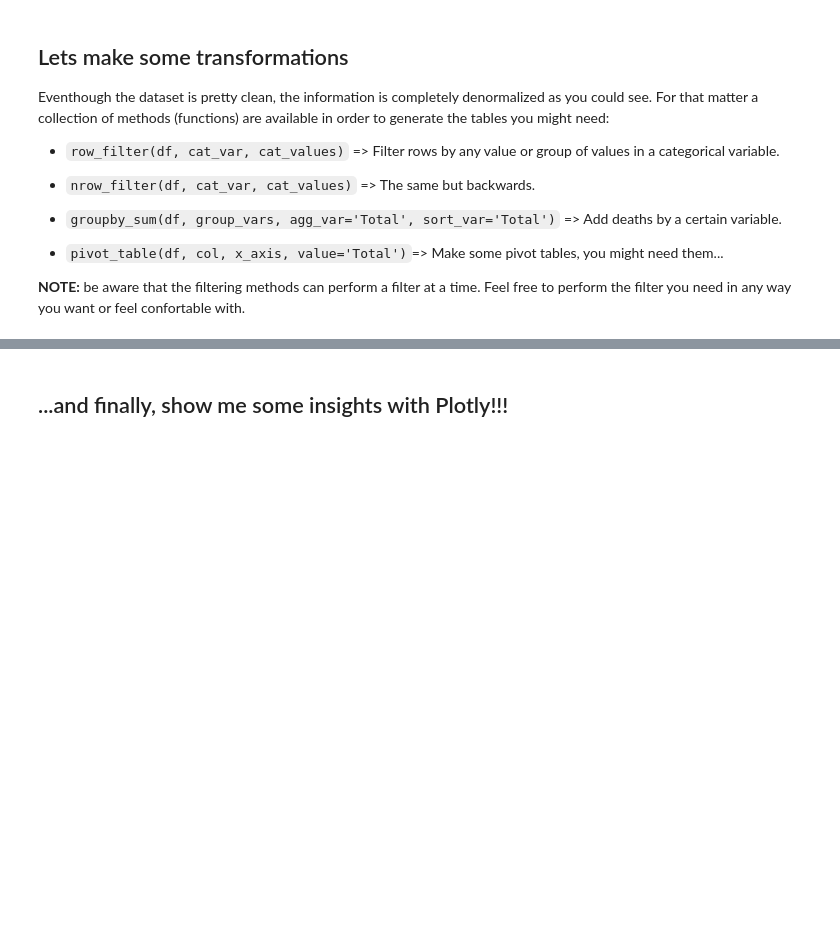
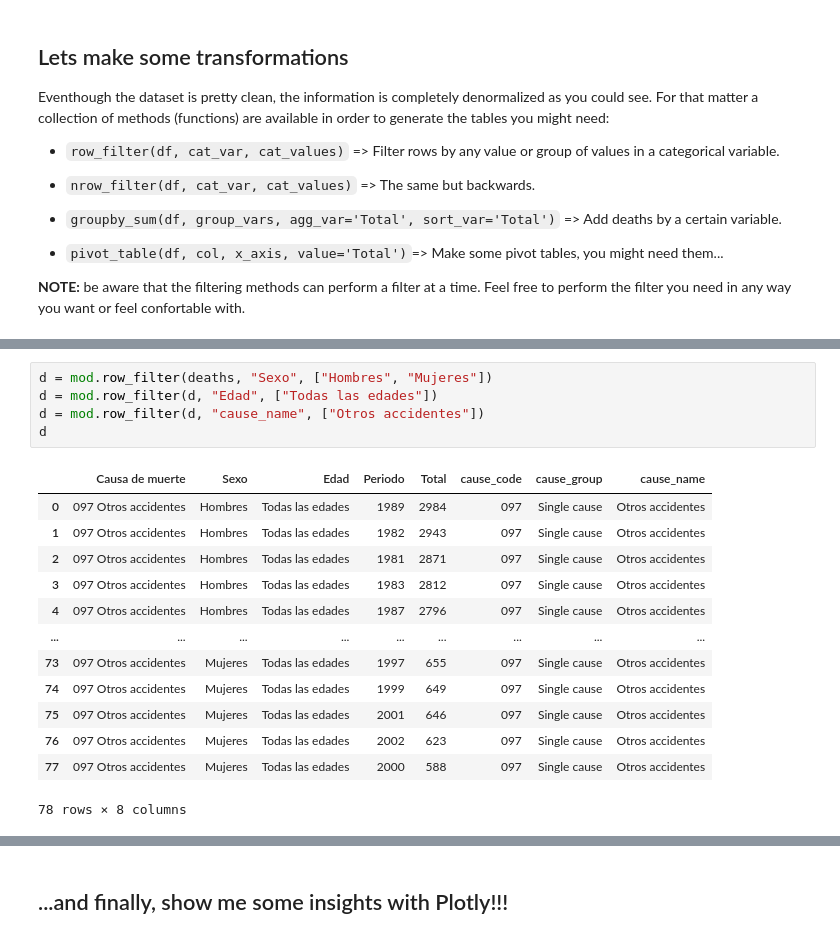
Before and after one commit to silviluliuma/deadly_viz_challenge, a Jupyter notebook: notebooks/deadly_viz_challenge.ipynb, the cells around one changed output, grey strips where cells are left out. Saved outputs shown, nothing was run; the diff lists cells and outputs as text; blank space fills up the shorter version.

```diff
--- a/notebooks/deadly_viz_challenge.ipynb
+++ b/notebooks/deadly_viz_challenge.ipynb
@@ -81,0 +175,19 @@ dataset.head()
+# %%
+d = mod.row_filter(deaths, "Sexo", ["Hombres", "Mujeres"])
+d = mod.row_filter(d, "Edad", ["Todas las edades"])
+d = mod.row_filter(d, "cause_name", ["Otros accidentes"])
+d
+# %% [output]
+|  | Causa de muerte | Sexo | Edad | Periodo | Total | cause_code | cause_group | cause_name |
+| 0 | 097 Otros accidentes | Hombres | Todas las edades | 1989 | 2984 | 097 | Single cause | Otros accidentes |
+| 1 | 097 Otros accidentes | Hombres | Todas las edades | 1982 | 2943 | 097 | Single cause | Otros accidentes |
+| 2 | 097 Otros accidentes | Hombres | Todas las edades | 1981 | 2871 | 097 | Single cause | Otros accidentes |
+| 3 | 097 Otros accidentes | Hombres | Todas las edades | 1983 | 2812 | 097 | Single cause | Otros accidentes |
+| 4 | 097 Otros accidentes | Hombres | Todas las edades | 1987 | 2796 | 097 | Single cause | Otros accidentes |
+| ... | ... | ... | ... | ... | ... | ... | ... | ... |
+| 73 | 097 Otros accidentes | Mujeres | Todas las edades | 1997 | 655 | 097 | Single cause | Otros accidentes |
+| 74 | 097 Otros accidentes | Mujeres | Todas las edades | 1999 | 649 | 097 | Single cause | Otros accidentes |
+| 75 | 097 Otros accidentes | Mujeres | Todas las edades | 2001 | 646 | 097 | Single cause | Otros accidentes |
+| 76 | 097 Otros accidentes | Mujeres | Todas las edades | 2002 | 623 | 097 | Single cause | Otros accidentes |
+| 77 | 097 Otros accidentes | Mujeres | Todas las edades | 2000 | 588 | 097 | Single cause | Otros accidentes |
+78 rows × 8 columns
```
Also changed, not shown: parts of 17 cells of this notebook.
